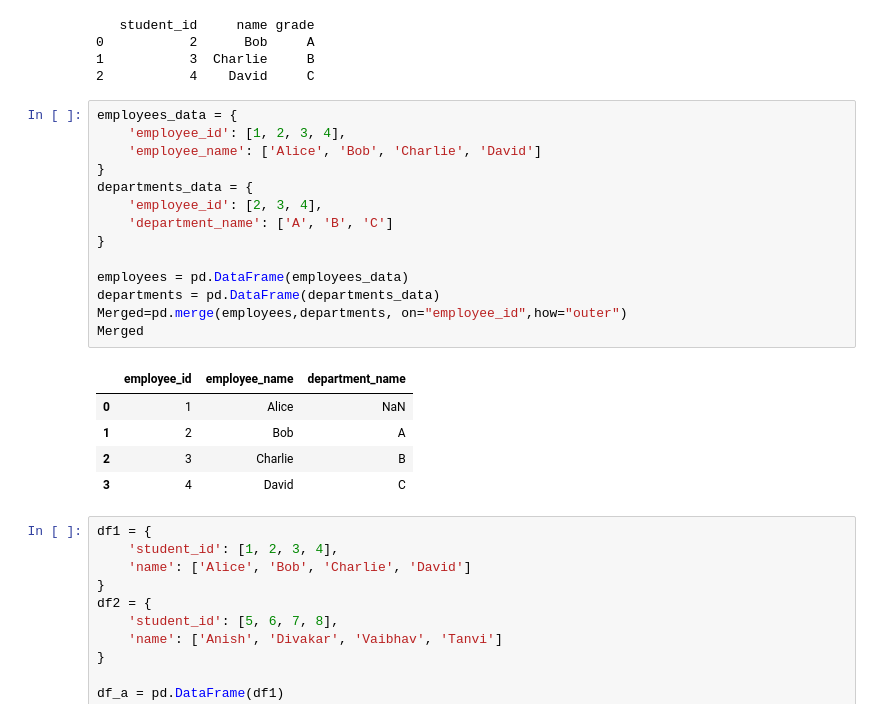
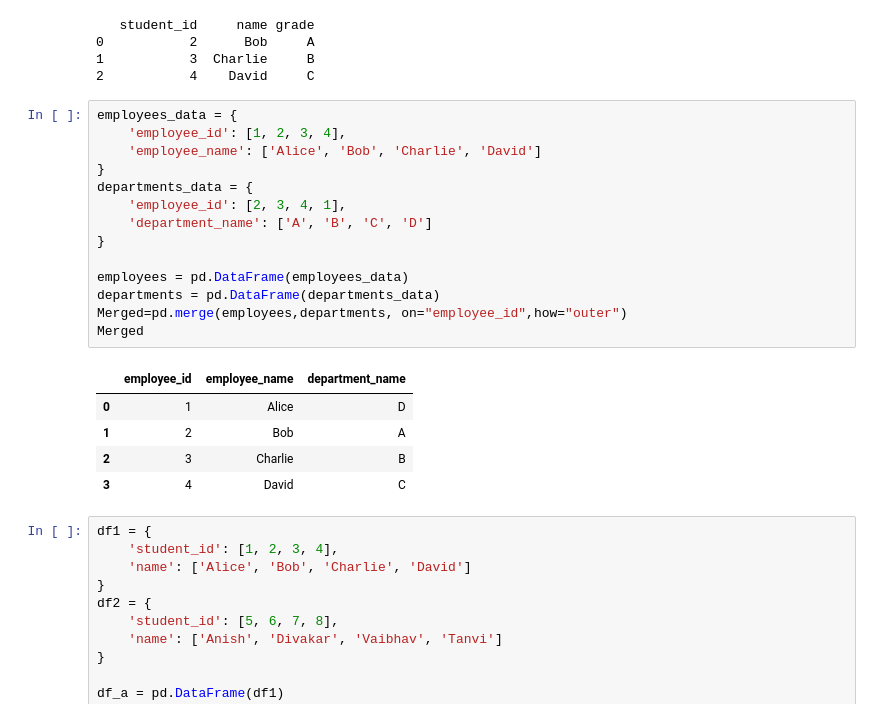
Before and after one commit to ishaank17/PSDV-Grp-ES-114-, a Jupyter notebook: Lab2/Lab2.ipynb, the cells around one changed output. Cells and saved outputs as stored; diff of their text form.

```diff
--- a/Lab2/Lab2.ipynb
+++ b/Lab2/Lab2.ipynb
@@ -543,20 +543,20 @@ print(mergeData)
 # %%
 employees_data = {
     'employee_id': [1, 2, 3, 4],
     'employee_name': ['Alice', 'Bob', 'Charlie', 'David']
 }
 departments_data = {
-    'employee_id': [2, 3, 4],
-    'department_name': ['A', 'B', 'C']
+    'employee_id': [2, 3, 4, 1],
+    'department_name': ['A', 'B', 'C', 'D']
 }
 
 employees = pd.DataFrame(employees_data)
 departments = pd.DataFrame(departments_data)
 Merged=pd.merge(employees,departments, on="employee_id",how="outer")
 Merged
 # %% [output]
 |  | employee_id | employee_name | department_name |
-| 0 | 1 | Alice | NaN |
+| 0 | 1 | Alice | D |
 | 1 | 2 | Bob | A |
 | 2 | 3 | Charlie | B |
 | 3 | 4 | David | C |
```
Also changed, not shown: parts of 13 cells of this notebook.
